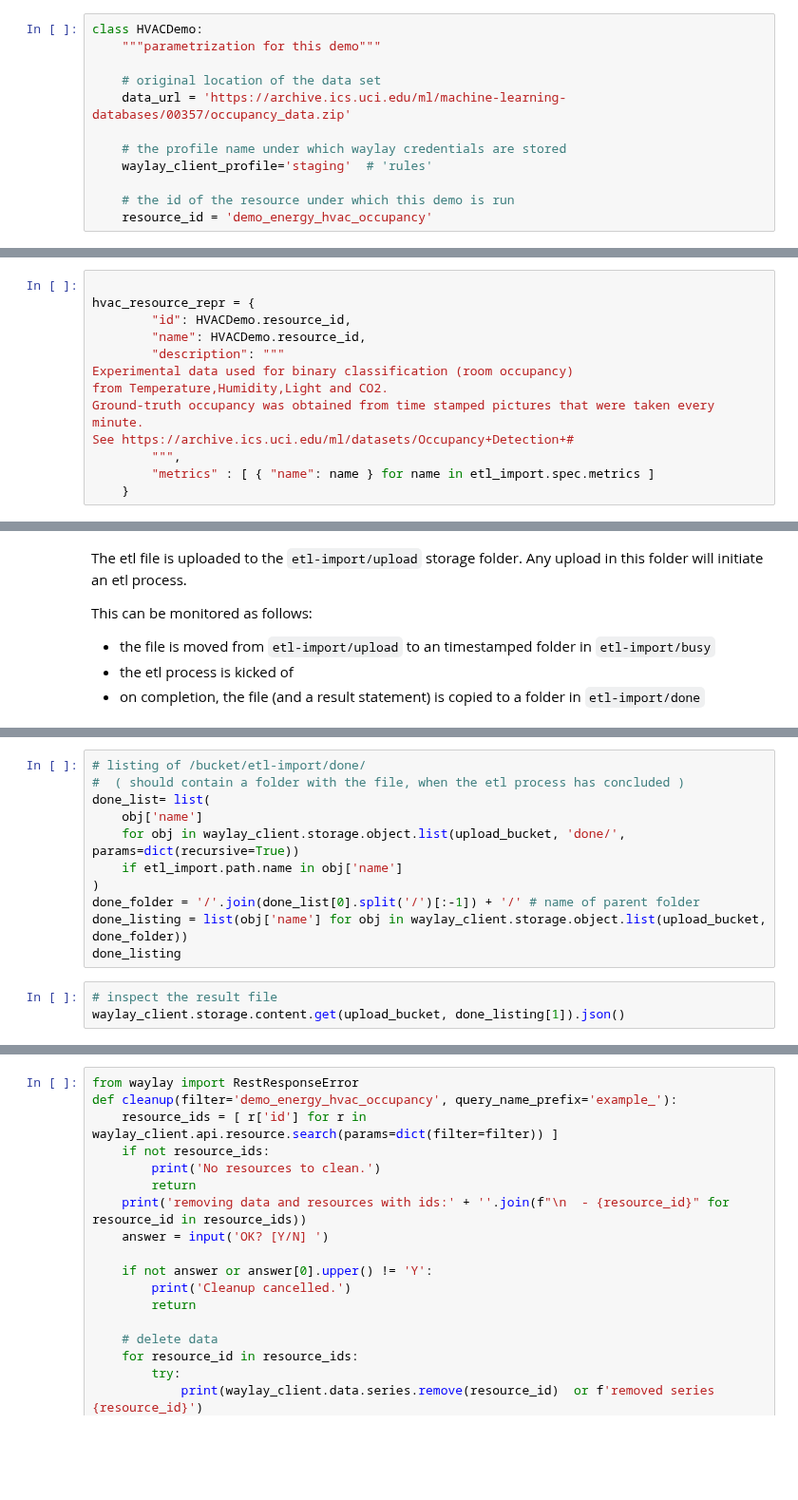
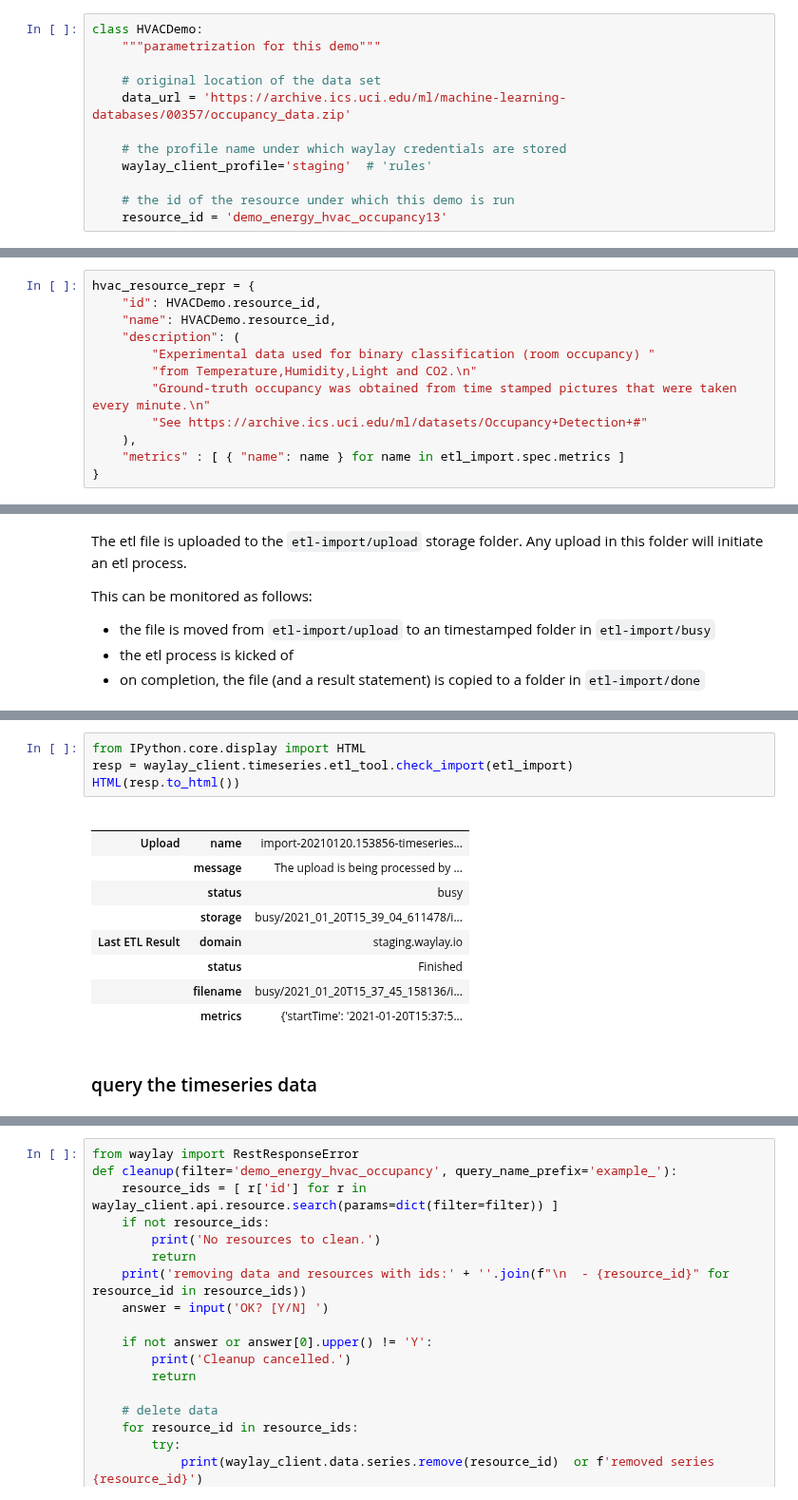
Before and after one commit to waylayio/demo-general, a Jupyter notebook: usecase/energy/hvac-occupancy-detection/hvac-occupancy-detection.ipynb, the cells around one changed output, grey strips where cells are left out. Shown at 95% size. Saved outputs shown, nothing was run; the diff lists cells and outputs as text; blank space fills up the shorter version.

Commit message:
update hvac-occupancy-detection etl-upload demo

```diff
--- a/usecase/energy/hvac-occupancy-detection/hvac-occupancy-detection.ipynb
+++ b/usecase/energy/hvac-occupancy-detection/hvac-occupancy-detection.ipynb
@@ -29,7 +29,7 @@ class HVACDemo:
     waylay_client_profile='staging'  # 'rules'
 
     # the id of the resource under which this demo is run
-    resource_id = 'demo_energy_hvac_occupancy'
+    resource_id = 'demo_energy_hvac_occupancy13'
 # %% [markdown]
 ## Setup
 # %%
@@ -127,16 +160,15 @@ etl_import.spec.metrics
 # %%
-
 hvac_resource_repr = {
-        "id": HVACDemo.resource_id,
-        "name": HVACDemo.resource_id,
-        "description": """
-Experimental data used for binary classification (room occupancy)
-from Temperature,Humidity,Light and CO2.
-Ground-truth occupancy was obtained from time stamped pictures that were taken every minute.
-See https://archive.ics.uci.edu/ml/datasets/Occupancy+Detection+#
-        """,
-        "metrics" : [ { "name": name } for name in etl_import.spec.metrics ]
-    }
+    "id": HVACDemo.resource_id,
+    "name": HVACDemo.resource_id,
+    "description": (
+        "Experimental data used for binary classification (room occupancy) "
+        "from Temperature,Humidity,Light and CO2.\n"
+        "Ground-truth occupancy was obtained from time stamped pictures that were taken every minute.\n"
+        "See https://archive.ics.uci.edu/ml/datasets/Occupancy+Detection+#"
+    ),
+    "metrics" : [ { "name": name } for name in etl_import.spec.metrics ]
+}
 # %%
 # use `update` (PATCH method) to upsert the resource
 hvac_resource_resp = waylay_client.api.resource.update(HVACDemo.resource_id, body=hvac_resource_repr)
@@ -182,17 +235,20 @@ list(
-# %%
-# listing of /bucket/etl-import/done/
-#  ( should contain a folder with the file, when the etl process has concluded )
-done_list= list(
-    obj['name']
-    for obj in waylay_client.storage.object.list(upload_bucket, 'done/', params=dict(recursive=True))
-    if etl_import.path.name in obj['name']
-)
-done_folder = '/'.join(done_list[0].split('/')[:-1]) + '/' # name of parent folder
-done_listing = list(obj['name'] for obj in waylay_client.storage.object.list(upload_bucket, done_folder))
-done_listing
-# %%
-# inspect the result file
-waylay_client.storage.content.get(upload_bucket, done_listing[1]).json()
+# %%
+from IPython.core.display import HTML
+resp = waylay_client.timeseries.etl_tool.check_import(etl_import)
+HTML(resp.to_html())
+# %% [output]
+|  |  |  |
+|  |  |  |
+| Upload | name | import-20210120.153856-timeseries... |
+|  | message | The upload is being processed by ... |
+|  | status | busy |
+|  | storage | busy/2021_01_20T15_39_04_611478/i... |
+| Last ETL Result | domain | staging.waylay.io |
+|  | status | Finished |
+|  | filename | busy/2021_01_20T15_37_45_158136/i... |
+|  | metrics | {'startTime': '2021-01-20T15:37:5... |
+# %% [markdown]
+### query the timeseries data
 # %%
 query = dict(
     resource=HVACDemo.resource_id,
```
Also changed, not shown: parts of 19 cells of this notebook.
